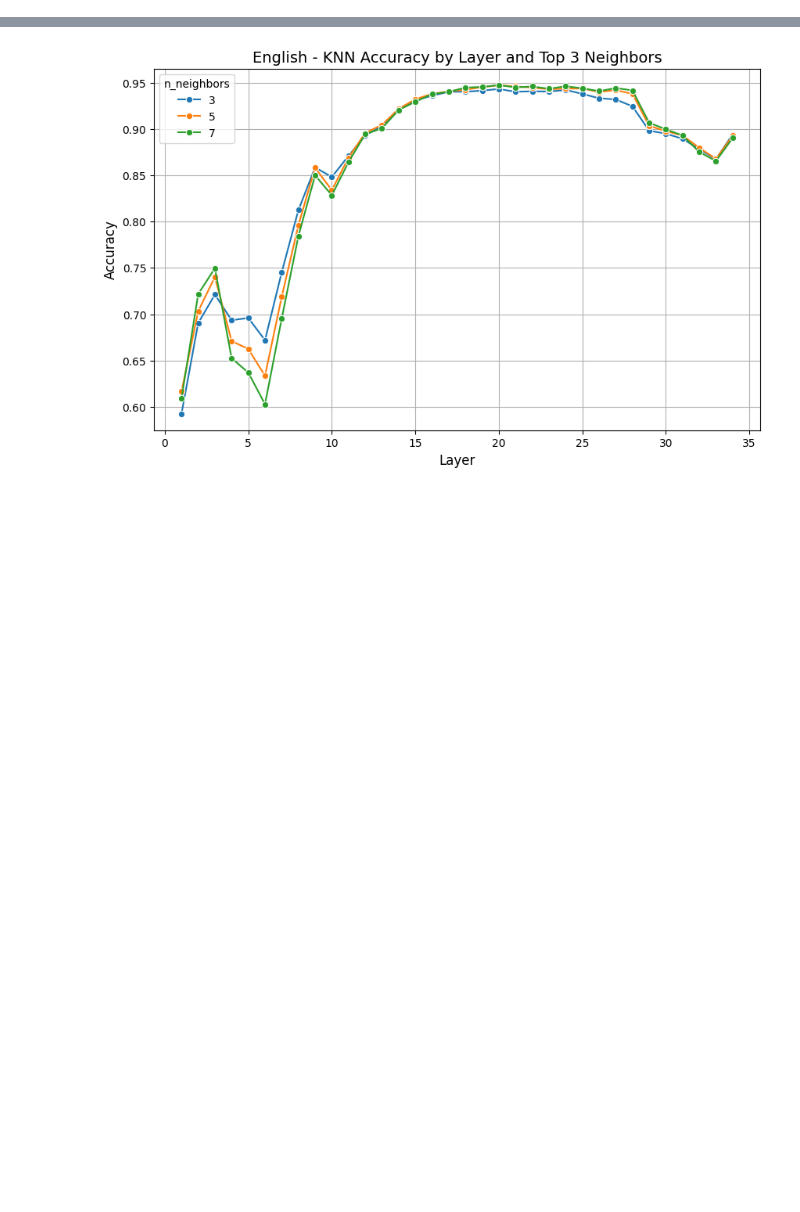
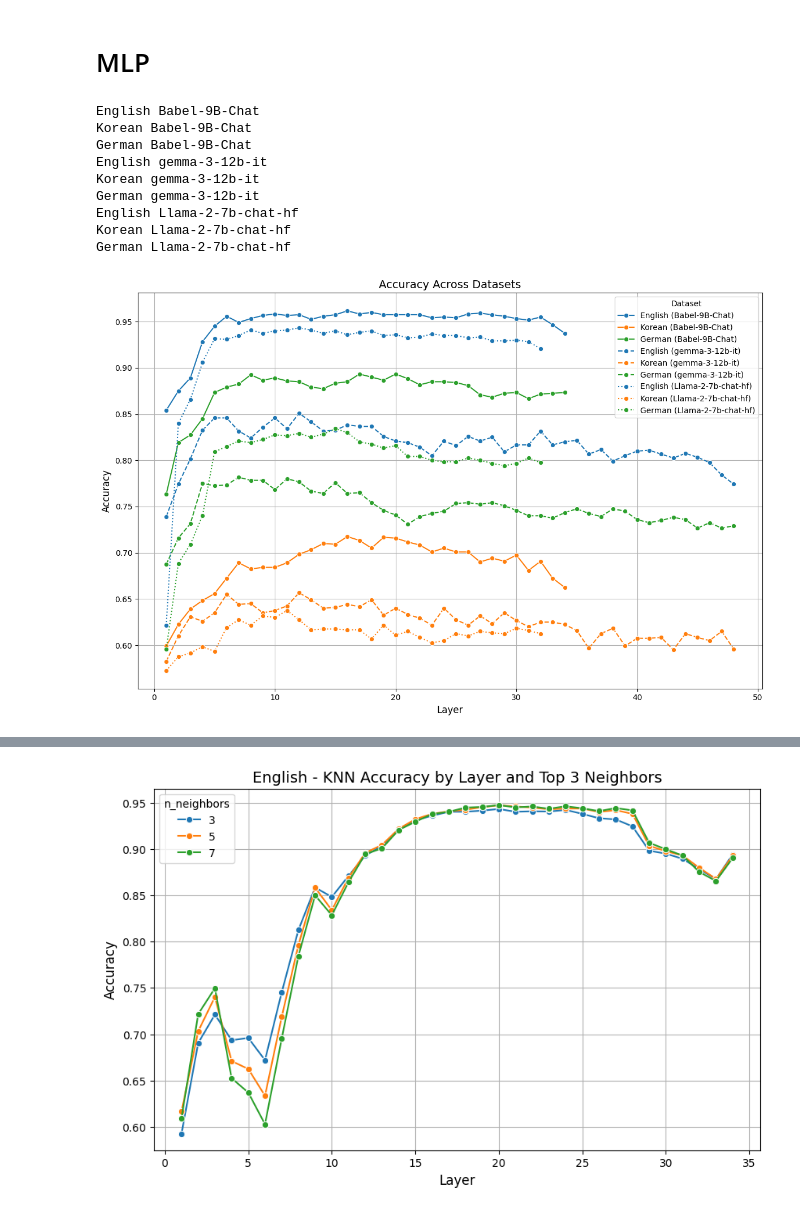
Before and after one commit to hjjjang/multilingual-inner-lexicon, a Jupyter notebook: RQ1/eval_analysis.ipynb, the cells around one changed output, grey strips where cells are left out. Cells and saved outputs as stored; diff of their text form; code cells hidden in the pictures; blank space fills up the shorter version.

```diff
--- a/RQ1/eval_analysis.ipynb
+++ b/RQ1/eval_analysis.ipynb
@@ -0,0 +85,70 @@
+# %% [markdown]
+# MLP
+# %%
+import pandas as pd
+import matplotlib.pyplot as plt
+import seaborn as sns
+import os
+import re
+
+def plot_mlp_accuracy(dataset_paths, language_colors, model_styles):
+    """
+    Plots accuracy for n_neighbors = 5 for each dataset, grouped by language (color) and model (line style).
+
+    Args:
+    - dataset_paths (list): List of file paths to the datasets.
+    - language_colors (dict): Dictionary mapping languages to colors.
+    - model_styles (dict): Dictionary mapping models to line styles.
+    """
+    plt.figure(figsize=(12, 8))
+
+    for dataset_path in dataset_paths:
+        # Extract language and tokenizer from the filename
+        filename = os.path.basename(dataset_path)
+        # language = filename.split("_")[5].split("-")[0]  # Extract language (e.g., "English", "Korean", "German")
+        language = None
+        for lang in {"English", "Korean", "German"}:
+            if lang in filename:
+                language = lang
+                break
+        # match = re.search(r'\b(English|Korean|German)\b', filename)
+        # language = match.group(1) if match else None
+
+        model = filename.split("_")[4]  # Extract tokenizer (e.g., "Babel-9B-Chat")
+        # model = filename
+        print(language, model)
+        # Load the dataset
+        df = pd.read_csv(os.path.join("/home/hyujang/multilingual-inner-lexicon", dataset_path))
+
+        # Plot the line for this dataset
+        sns.lineplot(
+            data=df,
+            x="Layer",
+            y="Accuracy",
+            label=f"{language} ({model})",
+            color=language_colors.get(language, "black"),  # Use the color for the language
+            linestyle=model_styles.get(model, "dashdot"),  # Use the line style for the model
+            marker="o"
+        )
+
+    # Add labels, title, and legend
+    plt.xlabel("Layer", fontsize=12)
+    plt.ylabel("Accuracy", fontsize=12)
+    plt.title("Accuracy Across Datasets", fontsize=14)
+    plt.legend(title="Dataset", fontsize=10, loc="best")
+    plt.grid(True)
+    plt.tight_layout()
+    plt.show()
+
+plot_mlp_accuracy(dataset_paths, language_colors, model_styles)
+# %% [output]
+English Babel-9B-Chat
+Korean Babel-9B-Chat
+German Babel-9B-Chat
+English gemma-3-12b-it
+Korean gemma-3-12b-it
+German gemma-3-12b-it
+English Llama-2-7b-chat-hf
+Korean Llama-2-7b-chat-hf
+German Llama-2-7b-chat-hf
+[figure, added]
```
Also changed, not shown: parts of 12 cells of this notebook, 11 other files.
